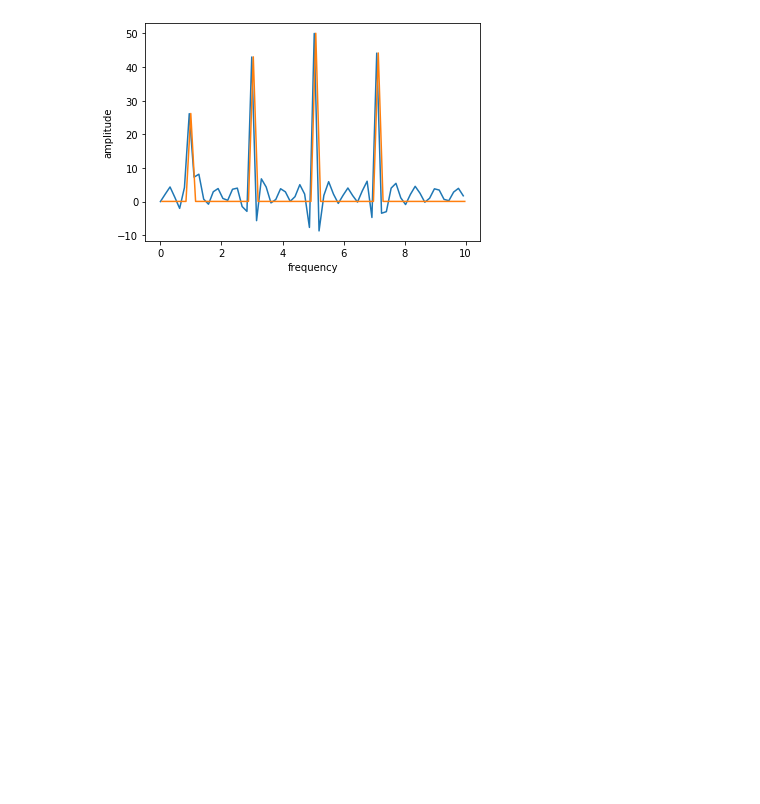
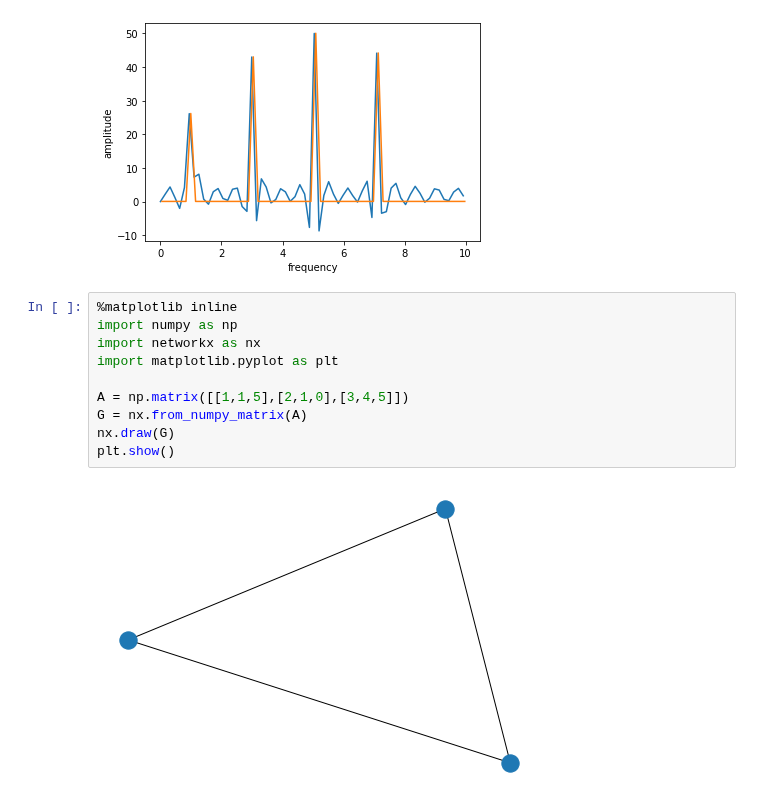
Before and after one commit to kuiyochen/Python_ML_learning, a Jupyter notebook: Testing_Place.ipynb, the cells around one changed output. Drawn from its saved outputs; the diff is of its cells as text; blank space fills up the shorter version.

```diff
--- a/Testing_Place.ipynb
+++ b/Testing_Place.ipynb
@@ -817,3 +822,15 @@ plt.show()
 # %% [output]
 [figure]
 [figure]
+# %%
+%matplotlib inline
+import numpy as np
+import networkx as nx
+import matplotlib.pyplot as plt
+
+A = np.matrix([[1,1,5],[2,1,0],[3,4,5]])
+G = nx.from_numpy_matrix(A)
+nx.draw(G)
+plt.show()
+# %% [output]
+[figure, added]
```
Also changed, not shown: parts of 1 cell of this notebook, 1 other file.
